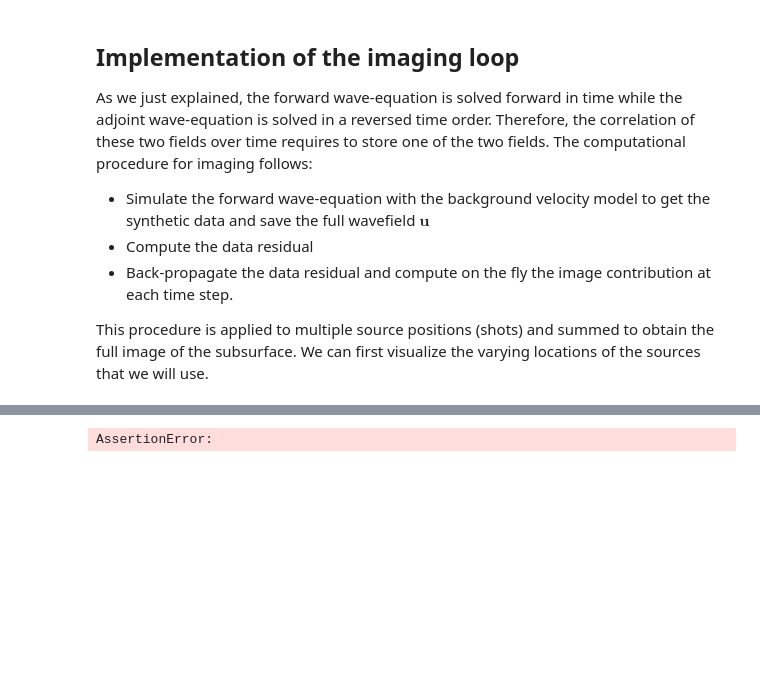
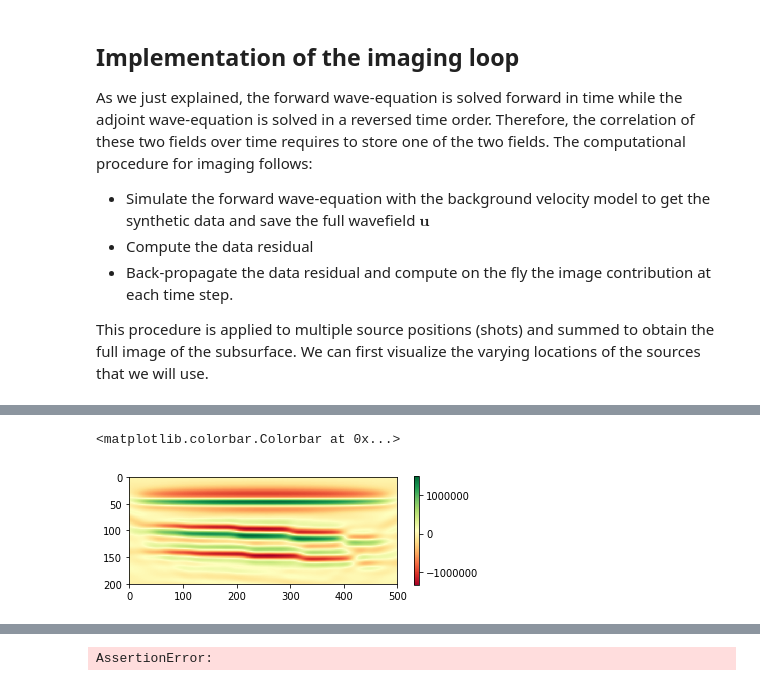
Before and after one commit to tccw/geotools, a Jupyter notebook: toys/devito_WSL/RTM_fault_testing.ipynb, the cells around one changed output, grey strips where cells are left out. Drawn from its saved outputs; the diff is of its cells as text; code cells hidden in the pictures; blank space fills up the shorter version.

```diff
--- a/toys/devito_WSL/RTM_fault_testing.ipynb
+++ b/toys/devito_WSL/RTM_fault_testing.ipynb
@@ -489,3 +511,10 @@ np.save('data/anticline_broad_vp_faults_5mres_20mflt_IMAGE.npy', image.data)
+# %%
+check = np.load('data/63_deg_norm_fault_vp_5m_IMAGE.npy')
+plt.imshow(check, cmap='RdYlGn')
+plt.colorbar(shrink=0.5)
+# %% [output]
+<matplotlib.colorbar.Colorbar at 0x...>
+[figure, added]
 # %%
 gain=4
 norm = corrected.T / np.max(corrected)
```
Also changed, not shown: parts of 10 cells of this notebook, 5 other files.
